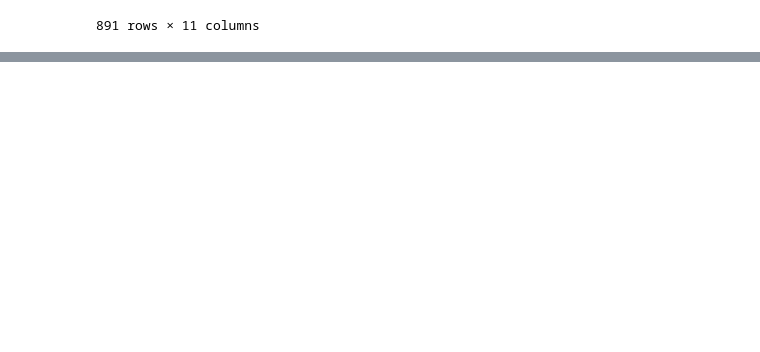
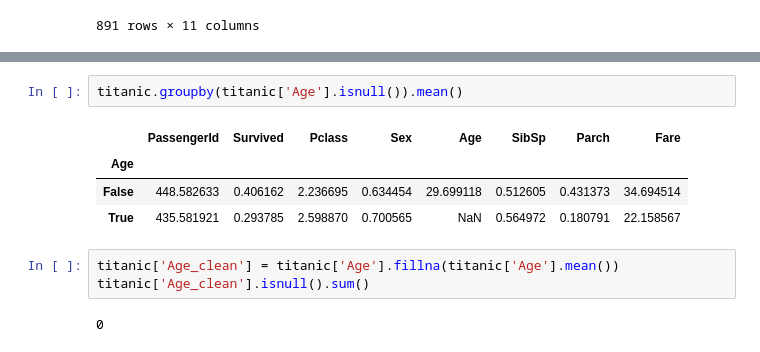
Before and after one commit to starlitfuture/titanic, a Jupyter notebook: titanic.ipynb, the cells around one changed output, grey strips where cells are left out. Cells and saved outputs as stored; diff of their text form; blank space fills up the shorter version.

```diff
--- a/titanic.ipynb
+++ b/titanic.ipynb
@@ -163,0 +180,12 @@ df
+# %%
+titanic.groupby(titanic['Age'].isnull()).mean()
+# %% [output]
+|  | PassengerId | Survived | Pclass | Sex | Age | SibSp | Parch | Fare |
+| Age |  |  |  |  |  |  |  |  |
+| False | 448.582633 | 0.406162 | 2.236695 | 0.634454 | 29.699118 | 0.512605 | 0.431373 | 34.694514 |
+| True | 435.581921 | 0.293785 | 2.598870 | 0.700565 | NaN | 0.564972 | 0.180791 | 22.158567 |
+# %%
+titanic['Age_clean'] = titanic['Age'].fillna(titanic['Age'].mean())
+titanic['Age_clean'].isnull().sum()
+# %% [output]
+0
```
Also changed, not shown: parts of 4 cells of this notebook.
